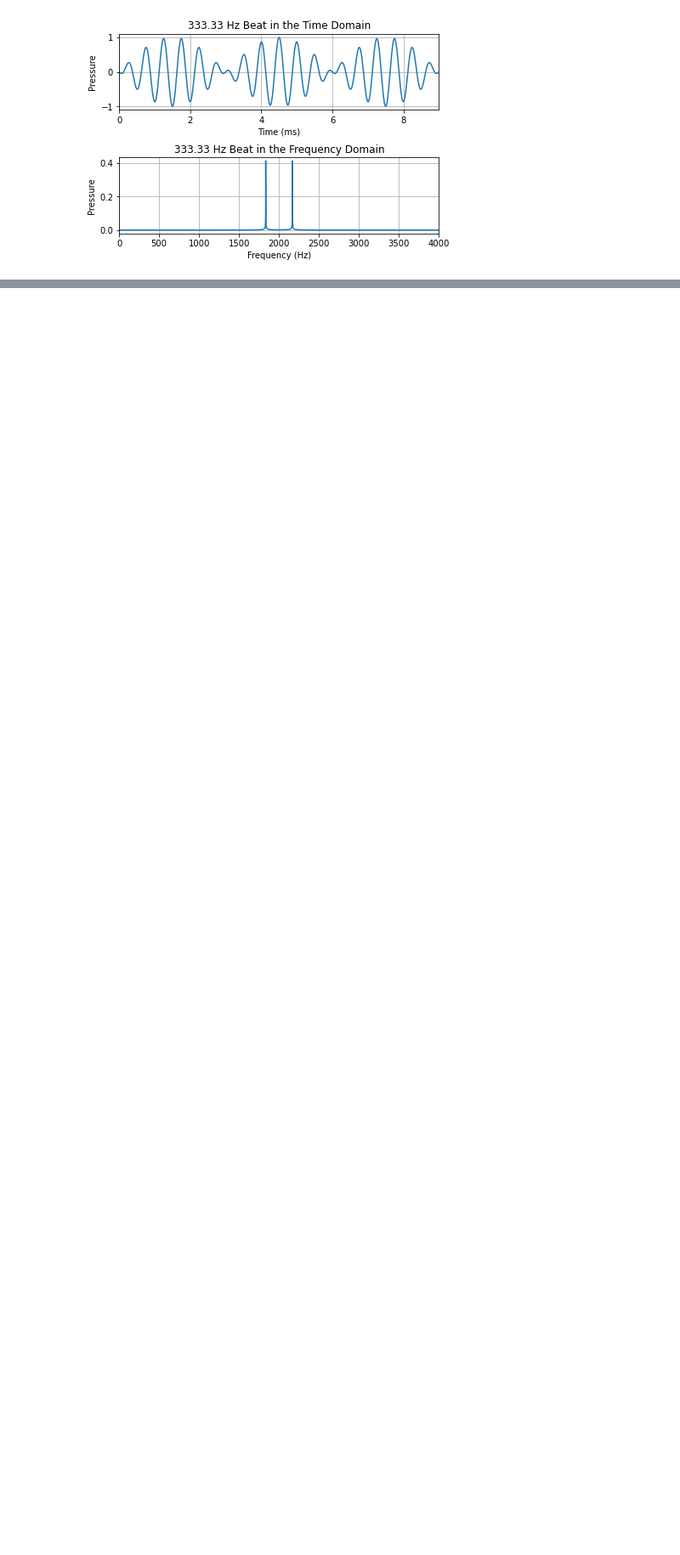
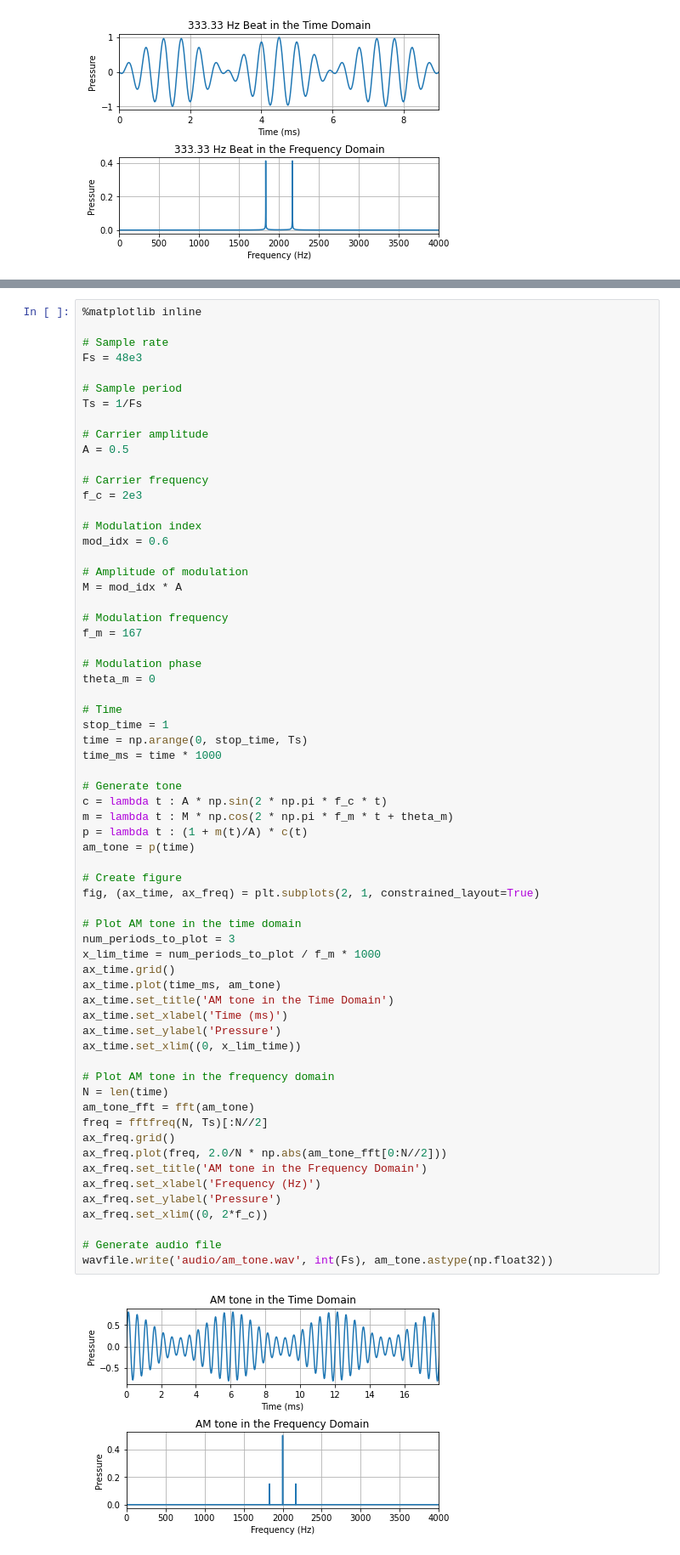
Before and after one commit to keatoncscheible/acoustics_101, a Jupyter notebook: acoustics_101.ipynb, the cells around one changed output, grey strips where cells are left out. Shown at 85% size. Drawn from its saved outputs; the diff is of its cells as text; blank space fills up the shorter version.

Commit message:
Add AM tone info

```diff
--- a/acoustics_101.ipynb
+++ b/acoustics_101.ipynb
@@ -231,0 +277,66 @@ wavfile.write('audio/beat_frequency.wav', int(Fs), tone.astype(np.float32))
+# %%
+%matplotlib inline
+
+# Sample rate
+Fs = 48e3
+
+# Sample period
+Ts = 1/Fs
+
+# Carrier amplitude
+A = 0.5
+
+# Carrier frequency
+f_c = 2e3
+
+# Modulation index
+mod_idx = 0.6
+
+# Amplitude of modulation
+M = mod_idx * A
+
+# Modulation frequency
+f_m = 167
+
+# Modulation phase
+theta_m = 0
+
+# Time
+stop_time = 1
+time = np.arange(0, stop_time, Ts)
+time_ms = time * 1000
+
+# Generate tone
+c = lambda t : A * np.sin(2 * np.pi * f_c * t)
+m = lambda t : M * np.cos(2 * np.pi * f_m * t + theta_m)
+p = lambda t : (1 + m(t)/A) * c(t)
+am_tone = p(time)
+
+# Create figure
+fig, (ax_time, ax_freq) = plt.subplots(2, 1, constrained_layout=True)
+
+# Plot AM tone in the time domain
+num_periods_to_plot = 3
+x_lim_time = num_periods_to_plot / f_m * 1000
+ax_time.grid()
+ax_time.plot(time_ms, am_tone)
+ax_time.set_title('AM tone in the Time Domain')
+ax_time.set_xlabel('Time (ms)')
+ax_time.set_ylabel('Pressure')
+ax_time.set_xlim((0, x_lim_time))
+
+# Plot AM tone in the frequency domain
+N = len(time)
+am_tone_fft = fft(am_tone)
+freq = fftfreq(N, Ts)[:N//2]
+ax_freq.grid()
+ax_freq.plot(freq, 2.0/N * np.abs(am_tone_fft[0:N//2]))
+ax_freq.set_title('AM tone in the Frequency Domain')
+ax_freq.set_xlabel('Frequency (Hz)')
+ax_freq.set_ylabel('Pressure')
+ax_freq.set_xlim((0, 2*f_c))
+
+# Generate audio file
+wavfile.write('audio/am_tone.wav', int(Fs), am_tone.astype(np.float32))
+# %% [output]
+[figure, added]
```
Also changed, not shown: parts of 1 cell of this notebook, 1 other file.
